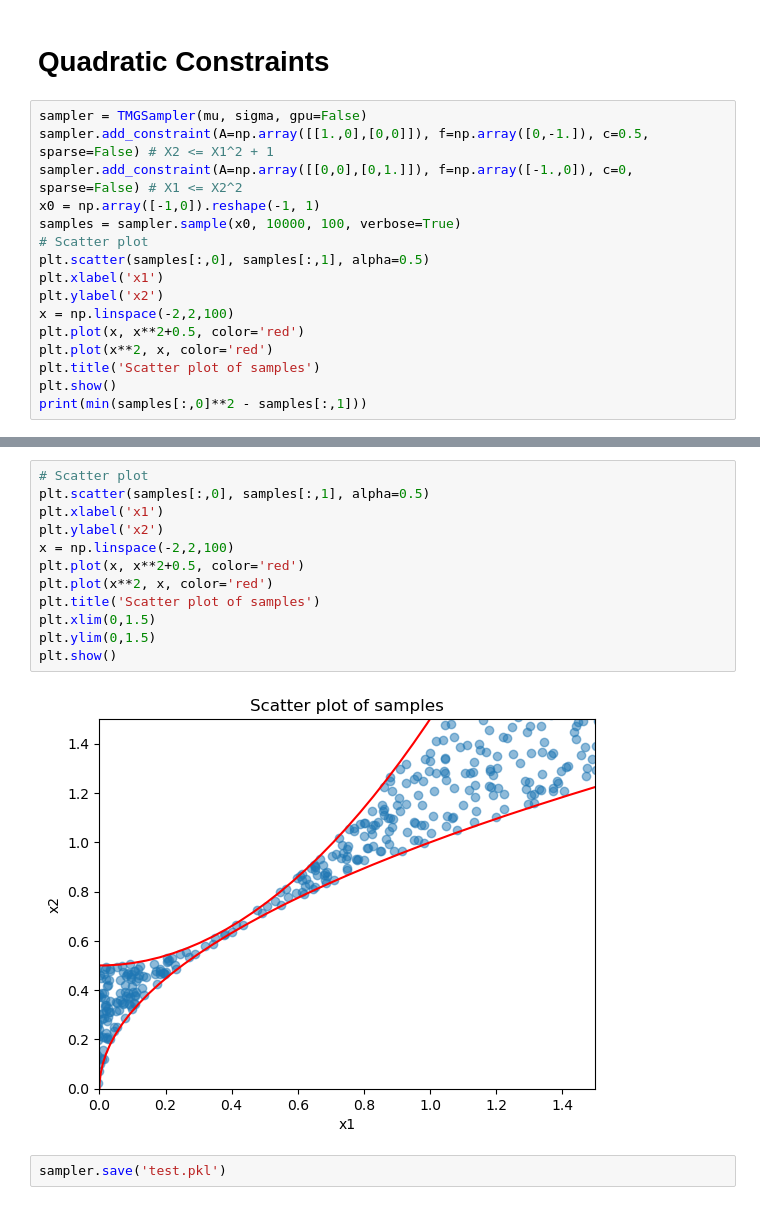
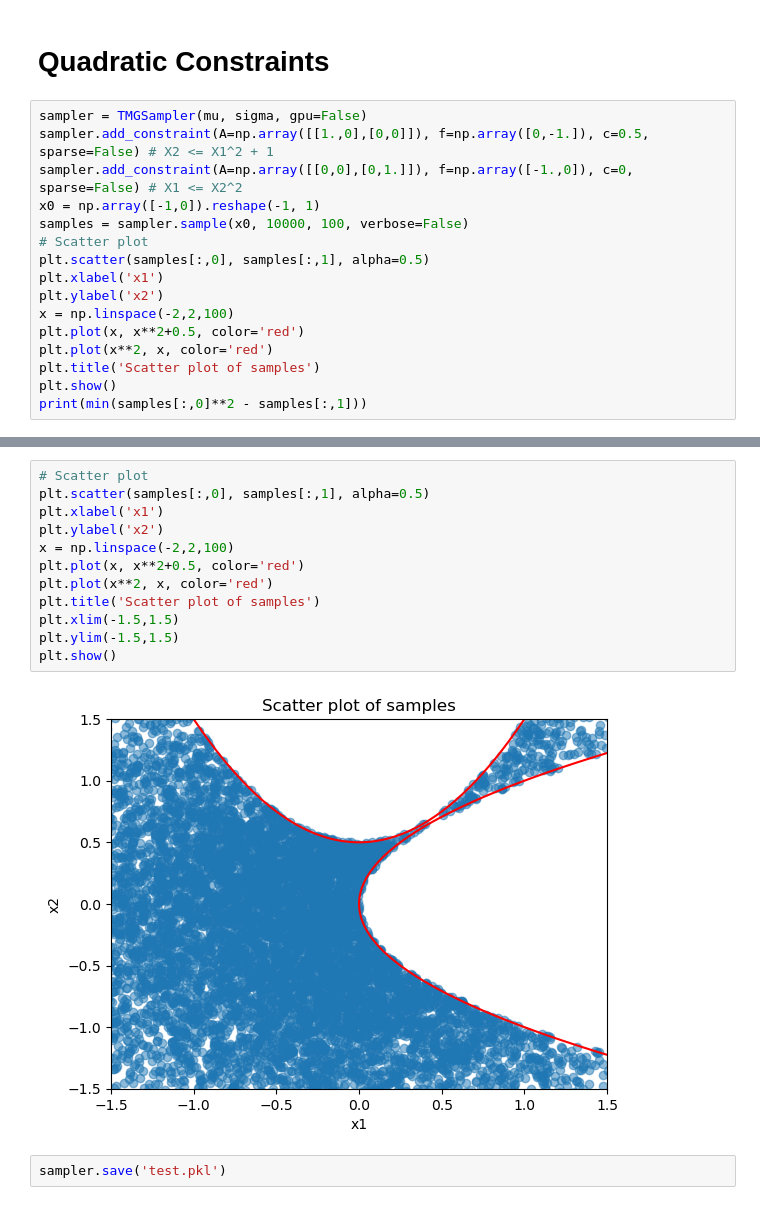
Before and after one commit to erik-a-bensen/tmg_hmc, a Jupyter notebook: tests.ipynb, the cells around one changed output, grey strips where cells are left out. Drawn from its saved outputs; the diff is of its cells as text.

```diff
--- a/tests.ipynb
+++ b/tests.ipynb
@@ -125,7 +125,7 @@ sampler = TMGSampler(mu, sigma, gpu=False)
 sampler.add_constraint(A=np.array([[1.,0],[0,0]]), f=np.array([0,-1.]), c=0.5, sparse=False) # X2 <= X1^2 + 1
 sampler.add_constraint(A=np.array([[0,0],[0,1.]]), f=np.array([-1.,0]), c=0, sparse=False) # X1 <= X2^2
 x0 = np.array([-1,0]).reshape(-1, 1)
-samples = sampler.sample(x0, 10000, 100, verbose=True)
+samples = sampler.sample(x0, 10000, 100, verbose=False)
 # Scatter plot
 plt.scatter(samples[:,0], samples[:,1], alpha=0.5)
 plt.xlabel('x1')
@@ -159,17 +143,17 @@ sample iteration: 6251 of 10000
 # %%
 # Scatter plot
 plt.scatter(samples[:,0], samples[:,1], alpha=0.5)
 plt.xlabel('x1')
 plt.ylabel('x2')
 x = np.linspace(-2,2,100)
 plt.plot(x, x**2+0.5, color='red')
 plt.plot(x**2, x, color='red')
 plt.title('Scatter plot of samples')
-plt.xlim(0,1.5)
-plt.ylim(0,1.5)
+plt.xlim(-1.5,1.5)
+plt.ylim(-1.5,1.5)
 plt.show()
 # %% [output]
-[figure, old version]
+[figure, new version]
 # %%
 sampler.save('test.pkl')
 # %%
```
Also changed, not shown: parts of 2 cells of this notebook.
